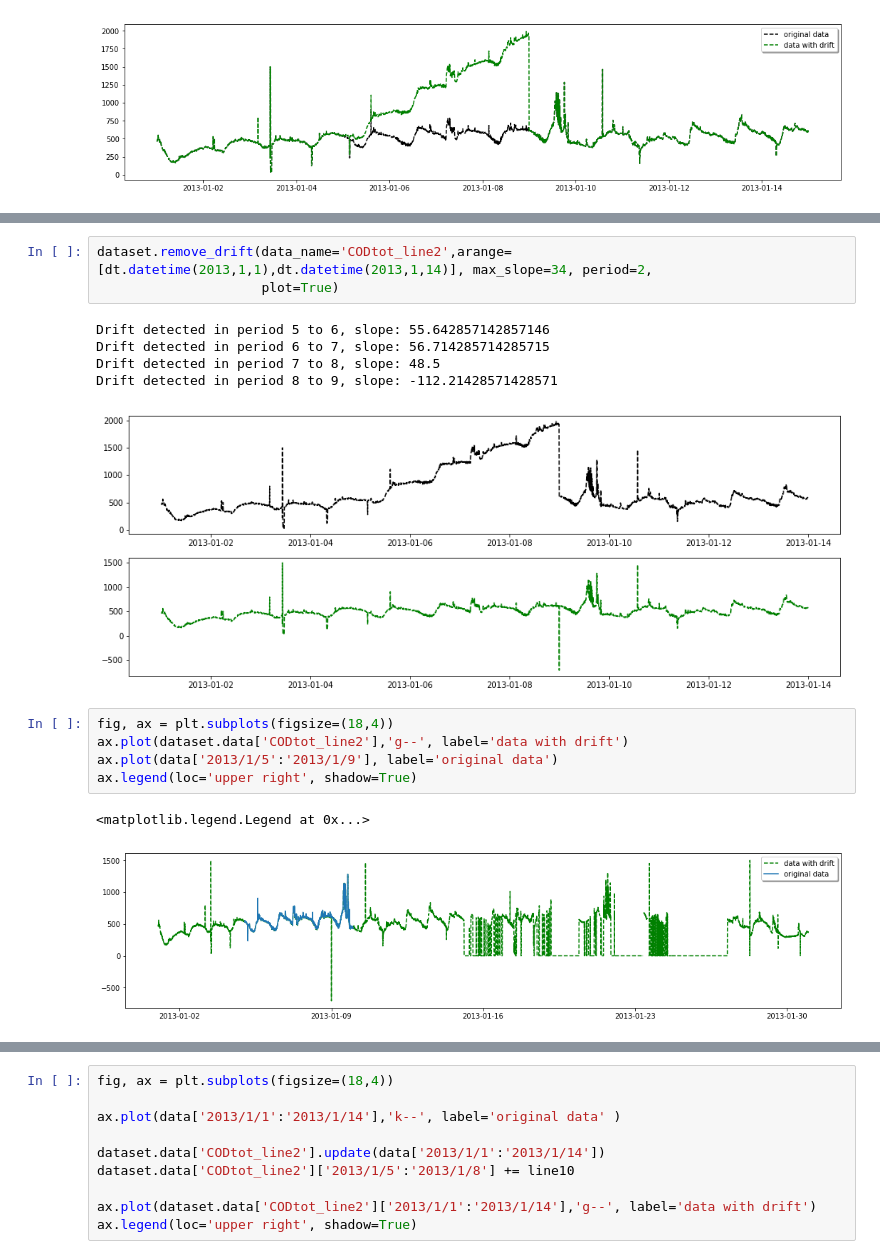
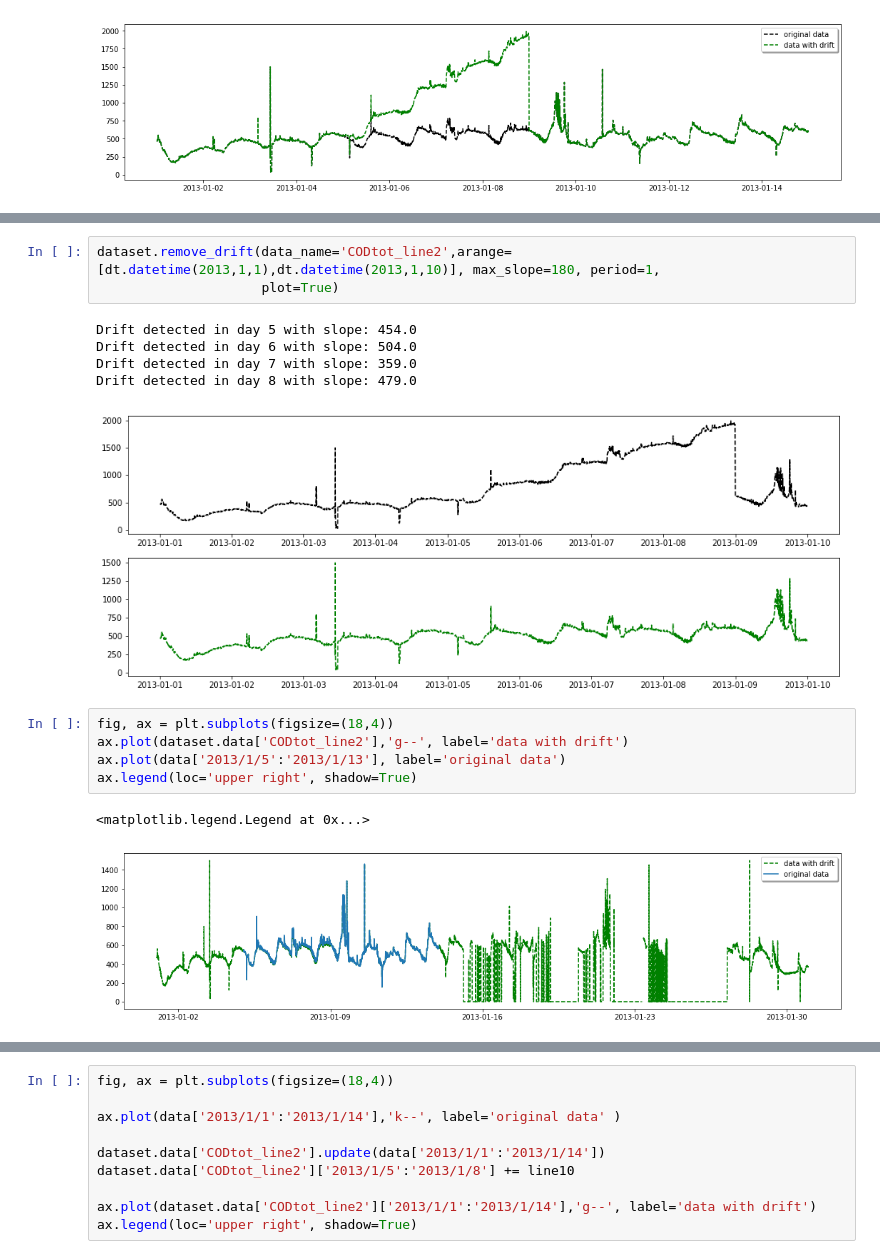
Before and after one commit to UGentBiomath/wwdata, a Jupyter notebook: Showcase_OnlineSensorBased.ipynb, the cells around one changed output, grey strips where cells are left out. Cells and saved outputs as stored; diff of their text form.

Commit message:
works now with a period equal 1 day #303

```diff
--- a/Showcase_OnlineSensorBased.ipynb
+++ b/Showcase_OnlineSensorBased.ipynb
@@ -363,20 +372,20 @@ Drift detected in period 8 to 9, slope: -112.21428571428571
 # %%
-dataset.remove_drift(data_name='CODtot_line2',arange=[dt.datetime(2013,1,1),dt.datetime(2013,1,14)], max_slope=34, period=2,
+dataset.remove_drift(data_name='CODtot_line2',arange=[dt.datetime(2013,1,1),dt.datetime(2013,1,10)], max_slope=180, period=1,
                      plot=True)
 # %% [output]
-Drift detected in period 5 to 6, slope: 55.642857142857146
-Drift detected in period 6 to 7, slope: 56.714285714285715
-Drift detected in period 7 to 8, slope: 48.5
-Drift detected in period 8 to 9, slope: -112.21428571428571
+Drift detected in day 5 with slope: 454.0
+Drift detected in day 6 with slope: 504.0
+Drift detected in day 7 with slope: 359.0
+Drift detected in day 8 with slope: 479.0
-[figure, old version]
+[figure, new version]
 # %%
 fig, ax = plt.subplots(figsize=(18,4))
 ax.plot(dataset.data['CODtot_line2'],'g--', label='data with drift')
-ax.plot(data['2013/1/5':'2013/1/9'], label='original data')
+ax.plot(data['2013/1/5':'2013/1/13'], label='original data')
 ax.legend(loc='upper right', shadow=True)
 # %% [output]
 <matplotlib.legend.Legend at 0x...>
-[figure, old version]
+[figure, new version]
 # %%
 dataset.data['CODtot_line2']['2013/1/9':'2013/1/12']+= line10.values[::-1]
 dataset.data['CODtot_line2']['2013/1/5':'2013/1/8']+= line10
```
Also changed, not shown: parts of 13 cells of this notebook, 1 other file.
